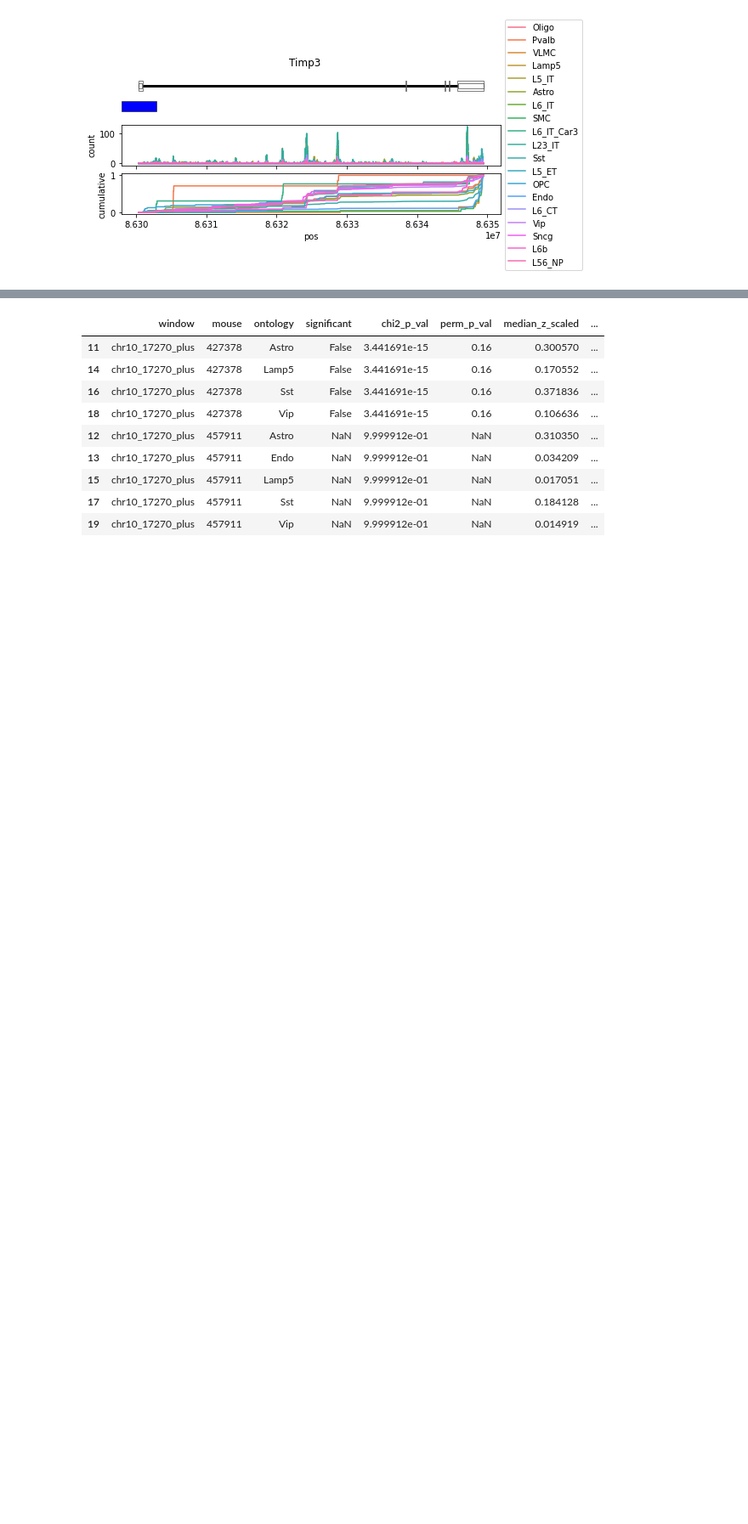
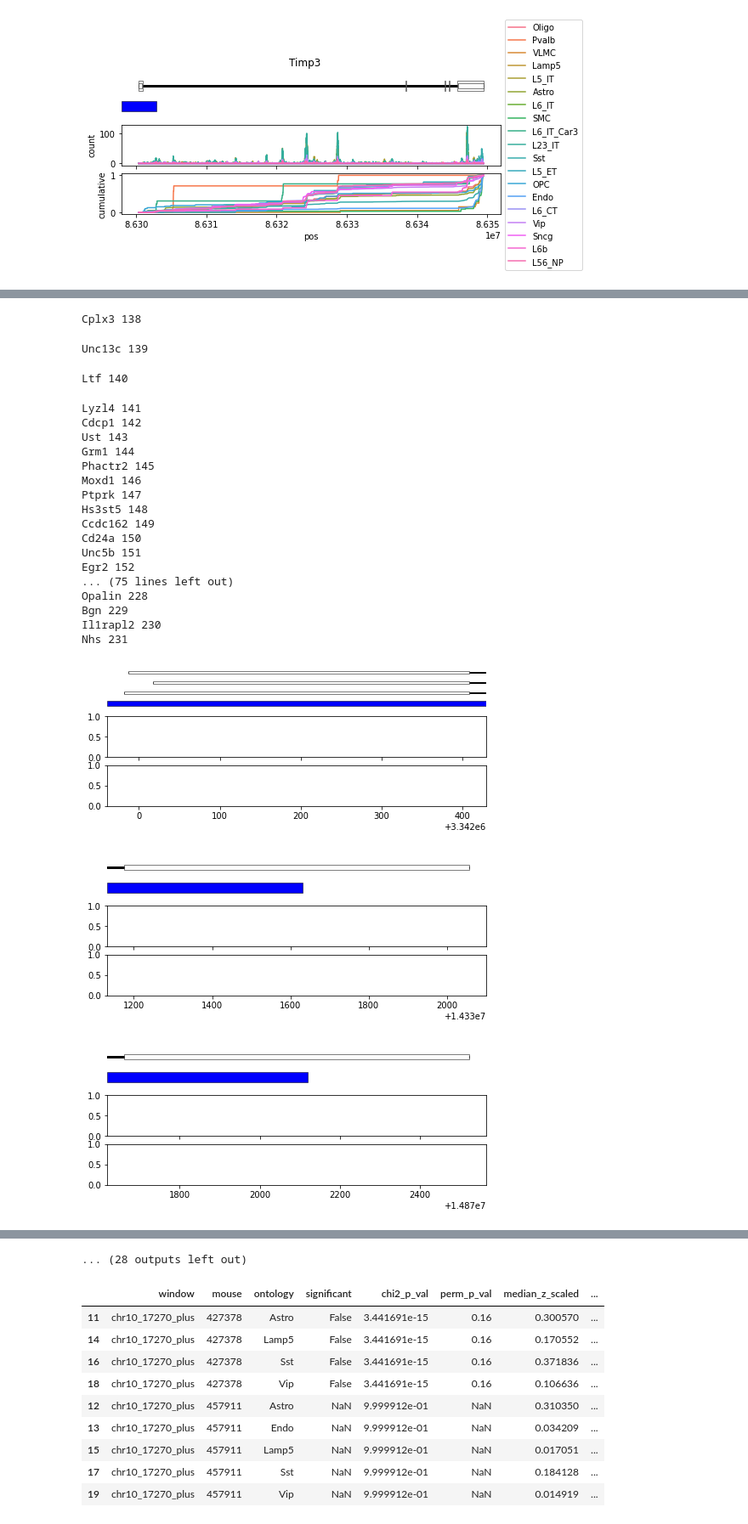
Before and after one commit to salzman-lab/SPRAWL, a Jupyter notebook: analysis/custom_cdf_plotting.ipynb, the cells around one changed output, grey strips where cells are left out. Shown at 85% size. Saved outputs shown, nothing was run; the diff lists cells and outputs as text; code cells hidden in the pictures; blank space fills up the shorter version.

```diff
--- a/analysis/custom_cdf_plotting.ipynb
+++ b/analysis/custom_cdf_plotting.ipynb
@@ -393,0 +593,17 @@ Rgs6
+# %%
+import matplotlib.backends.backend_pdf
+pdf = matplotlib.backends.backend_pdf.PdfPages('Mouse1_3UTR_read_buildups.pdf')
+
+for i,gene in enumerate(merf_gtf['gene_name'].unique()):
+    print(gene,i)
+    fig = plot_read_buildup_3UTR(gene,merf_gtf,mouse_onts,ws=100,count_threshold=50,scale_bar_size=500)
+    if fig:
+        pdf.savefig(bbox_inches='tight')
+        plt.close()
+
+pdf.close()
+
+
+plt.show()
+plt.close()
+# %% [output]
@@ -393,0 +627,23 @@ Rgs6
+Cplx3 138
+Unc13c 139
+Ltf 140
+Lyzl4 141
+Cdcp1 142
+Ust 143
+Grm1 144
+Phactr2 145
+Moxd1 146
+Ptprk 147
+Hs3st5 148
+Ccdc162 149
+Cd24a 150
+Unc5b 151
+Egr2 152
+... (75 lines left out)
+Opalin 228
+Bgn 229
+Il1rapl2 230
+Nhs 231
+[figure, added]
+[figure, added]
+[figure, added]
@@ -394,3 +654,4 @@ Rgs6
+... (28 outputs left out)
 # %%
 timp3_window_df = pd.read_csv(
     '/oak/stanford/groups/horence/rob/readzs_fork/results/timp3_windows.txt',
```
Also changed, not shown: parts of 8 cells of this notebook, 59 other files.
